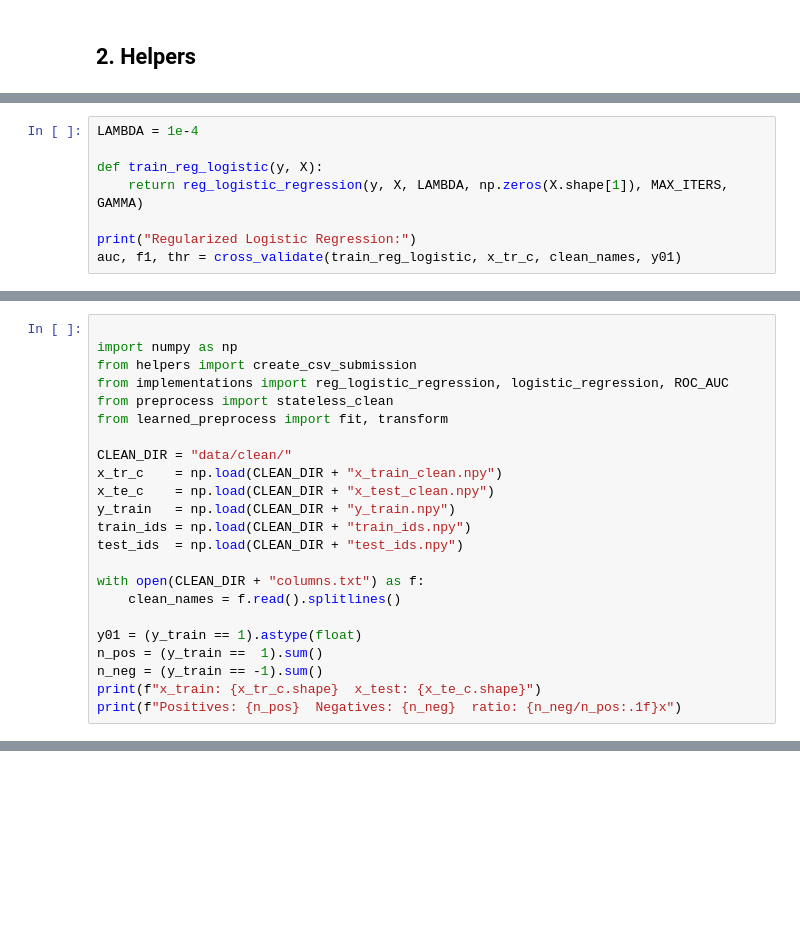
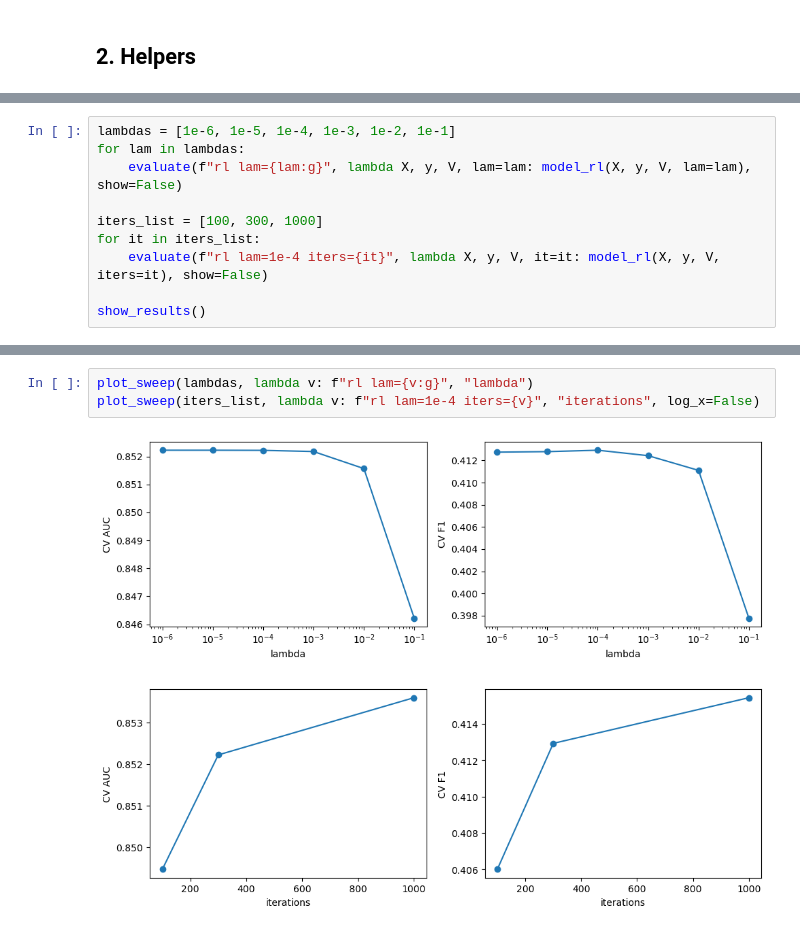
Before and after one commit to AlfinSib/ML_project_1, a Jupyter notebook: run.ipynb, the cells around one changed output, grey strips where cells are left out. Saved outputs shown, nothing was run; the diff lists cells and outputs as text; blank space fills up the shorter version.

Commit message:
Implement a model comparison jupyter: RL + squqre

```diff
--- a/run.ipynb
+++ b/run.ipynb
@@ -181,8 +26,0 @@ auc, f1, thr = cross_validate(train_logistic, x_tr_c, clean_names, y01)
-# %%
-LAMBDA = 1e-4
-
-def train_reg_logistic(y, X):
-    return reg_logistic_regression(y, X, LAMBDA, np.zeros(X.shape[1]), MAX_ITERS, GAMMA)
-
-print("Regularized Logistic Regression:")
-auc, f1, thr = cross_validate(train_reg_logistic, x_tr_c, clean_names, y01)
@@ -263,23 +26,0 @@ print("Saved → submission.csv")
-# %%
-
-import numpy as np
-from helpers import create_csv_submission
-from implementations import reg_logistic_regression, logistic_regression, ROC_AUC
-from preprocess import stateless_clean
-from learned_preprocess import fit, transform
-
-CLEAN_DIR = "data/clean/"
-x_tr_c    = np.load(CLEAN_DIR + "x_train_clean.npy")
-x_te_c    = np.load(CLEAN_DIR + "x_test_clean.npy")
-y_train   = np.load(CLEAN_DIR + "y_train.npy")
-train_ids = np.load(CLEAN_DIR + "train_ids.npy")
-test_ids  = np.load(CLEAN_DIR + "test_ids.npy")
-
-with open(CLEAN_DIR + "columns.txt") as f:
-    clean_names = f.read().splitlines()
-
-y01 = (y_train == 1).astype(float)
-n_pos = (y_train ==  1).sum()
-n_neg = (y_train == -1).sum()
-print(f"x_train: {x_tr_c.shape}  x_test: {x_te_c.shape}")
-print(f"Positives: {n_pos}  Negatives: {n_neg}  ratio: {n_neg/n_pos:.1f}x")
@@ -379,0 +140,10 @@ auc_rl, f1_rl, thr_rl = cross_validate(train_reg_logistic, x_tr_c, clean_names,
+# %%
+lambdas = [1e-6, 1e-5, 1e-4, 1e-3, 1e-2, 1e-1]
+for lam in lambdas:
+    evaluate(f"rl lam={lam:g}", lambda X, y, V, lam=lam: model_rl(X, y, V, lam=lam), show=False)
+
+iters_list = [100, 300, 1000]
+for it in iters_list:
+    evaluate(f"rl lam=1e-4 iters={it}", lambda X, y, V, it=it: model_rl(X, y, V, iters=it), show=False)
+
+show_results()
@@ -379,0 +162,6 @@ auc_rl, f1_rl, thr_rl = cross_validate(train_reg_logistic, x_tr_c, clean_names,
+# %%
+plot_sweep(lambdas, lambda v: f"rl lam={v:g}", "lambda")
+plot_sweep(iters_list, lambda v: f"rl lam=1e-4 iters={v}", "iterations", log_x=False)
+# %% [output]
+[figure, added]
+[figure, added]
```
Also changed, not shown: parts of 38 cells of this notebook.
